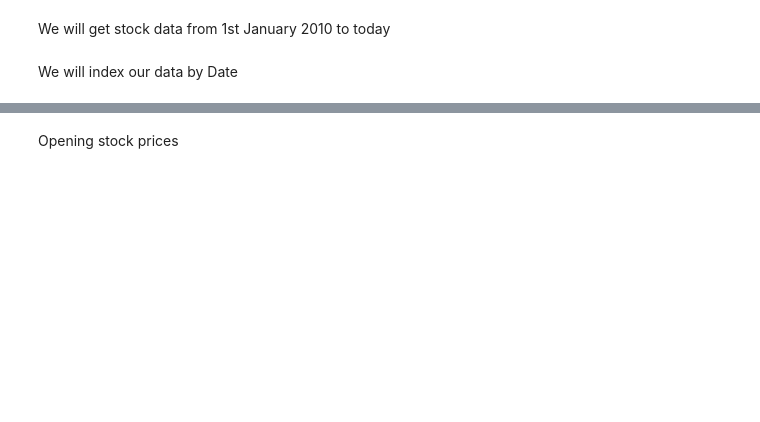
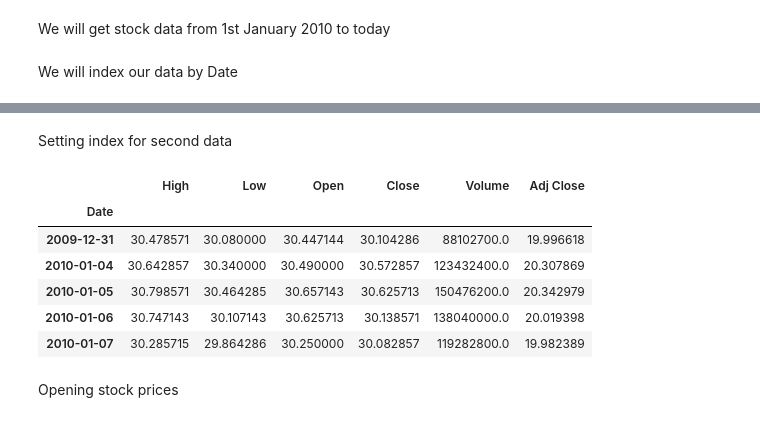
Before and after one commit to AmitBaroi/Data-Analysis-SentDex, a Jupyter notebook: 1_Demo.ipynb, the cells around one changed output, grey strips where cells are left out. Cells and saved outputs as stored; diff of their text form; code cells hidden in the pictures; blank space fills up the shorter version.

```diff
--- a/1_Demo.ipynb
+++ b/1_Demo.ipynb
@@ -39,2 +35,19 @@ Date
+# %% [markdown]
+Setting index for second data
+# %%
+# Resetting index to clear any unwanted index columns
+df2.reset_index(inplace=True)
+# We will index by Date
+df2.set_index("Date", inplace=True)
+# Showing the first 5 rows of data
+df2.head()
+# %% [output]
+|  | High | Low | Open | Close | Volume | Adj Close |
+| Date |  |  |  |  |  |  |
+| 2009-12-31 | 30.478571 | 30.080000 | 30.447144 | 30.104286 | 88102700.0 | 19.996618 |
+| 2010-01-04 | 30.642857 | 30.340000 | 30.490000 | 30.572857 | 123432400.0 | 20.307869 |
+| 2010-01-05 | 30.798571 | 30.464285 | 30.657143 | 30.625713 | 150476200.0 | 20.342979 |
+| 2010-01-06 | 30.747143 | 30.107143 | 30.625713 | 30.138571 | 138040000.0 | 20.019398 |
+| 2010-01-07 | 30.285715 | 29.864286 | 30.250000 | 30.082857 | 119282800.0 | 19.982389 |
 # %% [markdown]
 Opening stock prices
```
Also changed, not shown: parts of 6 cells of this notebook.
